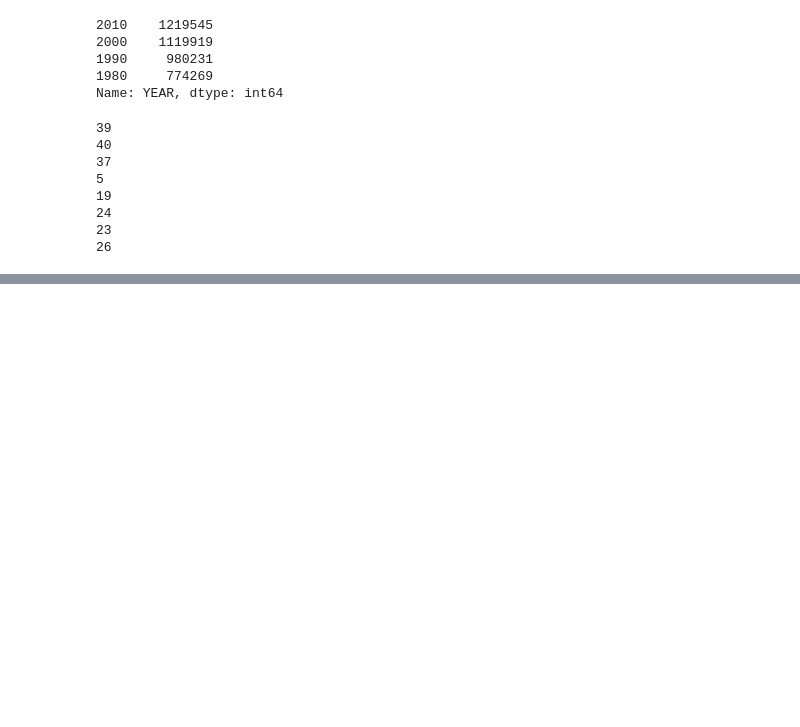
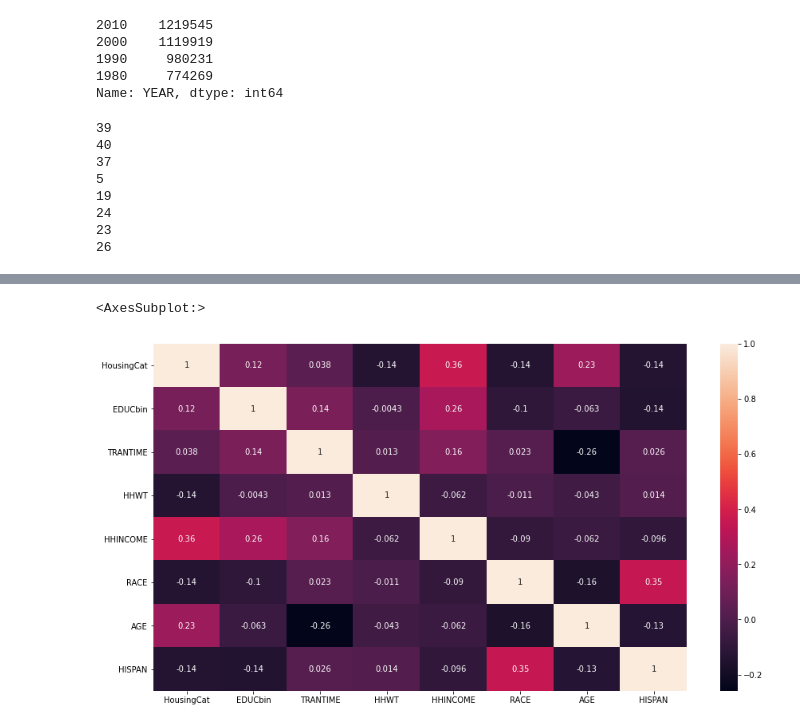
Before and after one commit to aren-kab/CDI-Capstone, a Jupyter notebook: MultiYearClust.ipynb, the cells around one changed output, grey strips where cells are left out. Cells and saved outputs as stored; diff of their text form; code cells hidden in the pictures; blank space fills up the shorter version.

```diff
--- a/MultiYearClust.ipynb
+++ b/MultiYearClust.ipynb
@@ -266,0 +268,8 @@ sns.heatmap(Xcorr80.corr(), annot = True)
+# %%
+kmeans = KMeans(n_clusters = 5, init = 'k-means++', random_state = 42)
+kmeans.fit(dfX90.iloc[:,0:3])
+X90fin = scaler.inverse_transform(dfX90)
+dfX90fin = pd.DataFrame(X90fin, columns=['HousingCat','EDUCbin','TRANTIME','HHWT','HHINCOME','RACE','AGE','HISPAN'])
+dfX90fin['labels'] = kmeans.labels_
+cluster_sum90 = dfX90fin.groupby(by = 'labels').mean()
+cluster_sum90.head(5)
@@ -266,0 +284,7 @@ sns.heatmap(Xcorr80.corr(), annot = True)
+# %%
+Xcorr90=dfX90fin.iloc[:, [0,1,2,3,4,5,6,7]]
+plt.subplots(figsize=(15,8))
+sns.heatmap(Xcorr90.corr(), annot = True)
+# %% [output]
+<AxesSubplot:>
+[figure, added]
```
Also changed, not shown: parts of 31 cells of this notebook.
